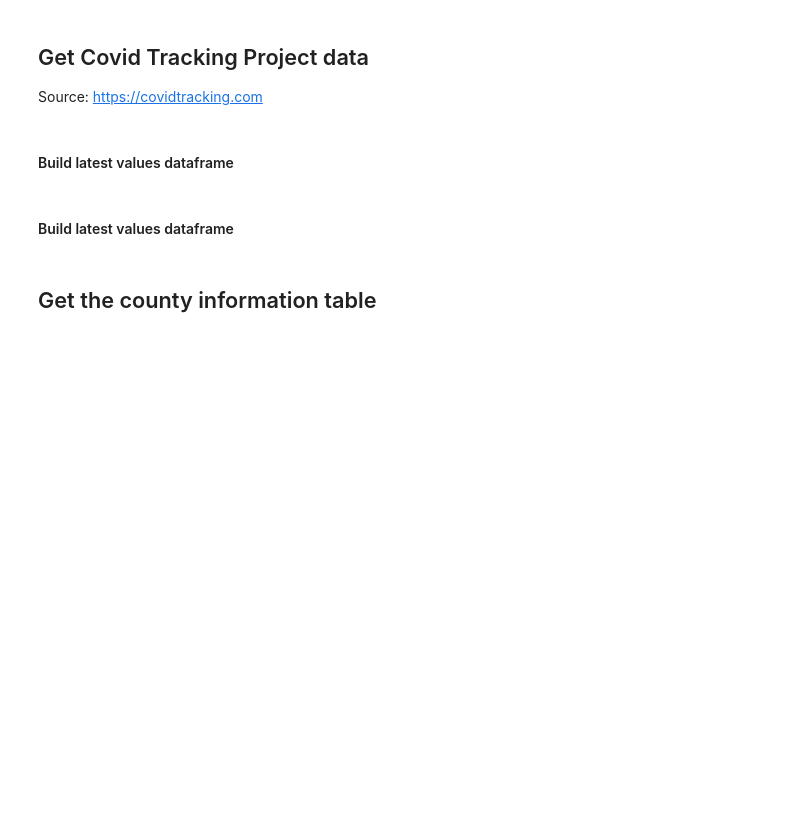
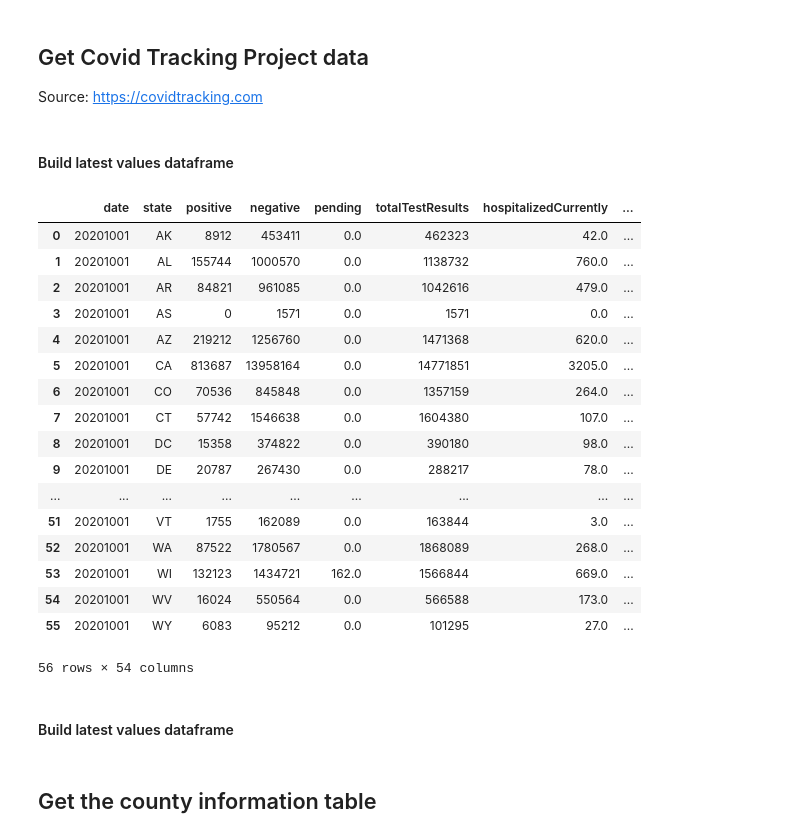
Before and after one commit to colbyhoke/project_2, a Jupyter notebook: scrape.ipynb, the cells around one changed output. Drawn from its saved outputs; the diff is of its cells as text; code cells hidden in the pictures; blank space fills up the shorter version.

```diff
--- a/scrape.ipynb
+++ b/scrape.ipynb
@@ -134,7 +148,26 @@ covidtracking_current_df = pd.DataFrame.from_dict(covidtracking_current_json)
 covidtracking_current_df = covidtracking_current_df.fillna(0)
 # %%
 # Display the dataframe
-#covidtracking_current_df
+covidtracking_current_df
+# %% [output]
+|  | date | state | positive | negative | pending | totalTestResults | hospitalizedCurrently | ... |
+| 0 | 20201001 | AK | 8912 | 453411 | 0.0 | 462323 | 42.0 | ... |
+| 1 | 20201001 | AL | 155744 | 1000570 | 0.0 | 1138732 | 760.0 | ... |
+| 2 | 20201001 | AR | 84821 | 961085 | 0.0 | 1042616 | 479.0 | ... |
+| 3 | 20201001 | AS | 0 | 1571 | 0.0 | 1571 | 0.0 | ... |
+| 4 | 20201001 | AZ | 219212 | 1256760 | 0.0 | 1471368 | 620.0 | ... |
+| 5 | 20201001 | CA | 813687 | 13958164 | 0.0 | 14771851 | 3205.0 | ... |
+| 6 | 20201001 | CO | 70536 | 845848 | 0.0 | 1357159 | 264.0 | ... |
+| 7 | 20201001 | CT | 57742 | 1546638 | 0.0 | 1604380 | 107.0 | ... |
+| 8 | 20201001 | DC | 15358 | 374822 | 0.0 | 390180 | 98.0 | ... |
+| 9 | 20201001 | DE | 20787 | 267430 | 0.0 | 288217 | 78.0 | ... |
+| ... | ... | ... | ... | ... | ... | ... | ... | ... |
+| 51 | 20201001 | VT | 1755 | 162089 | 0.0 | 163844 | 3.0 | ... |
+| 52 | 20201001 | WA | 87522 | 1780567 | 0.0 | 1868089 | 268.0 | ... |
+| 53 | 20201001 | WI | 132123 | 1434721 | 162.0 | 1566844 | 669.0 | ... |
+| 54 | 20201001 | WV | 16024 | 550564 | 0.0 | 566588 | 173.0 | ... |
+| 55 | 20201001 | WY | 6083 | 95212 | 0.0 | 101295 | 27.0 | ... |
+56 rows × 54 columns
 # %% [markdown]
 #### Build latest values dataframe
 # %%
```
Also changed, not shown: parts of 3 cells of this notebook, 3 other files.
